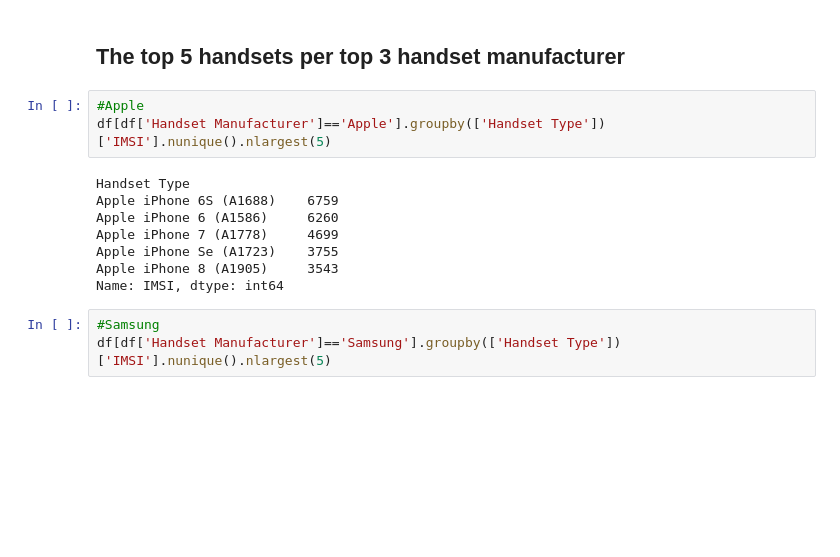
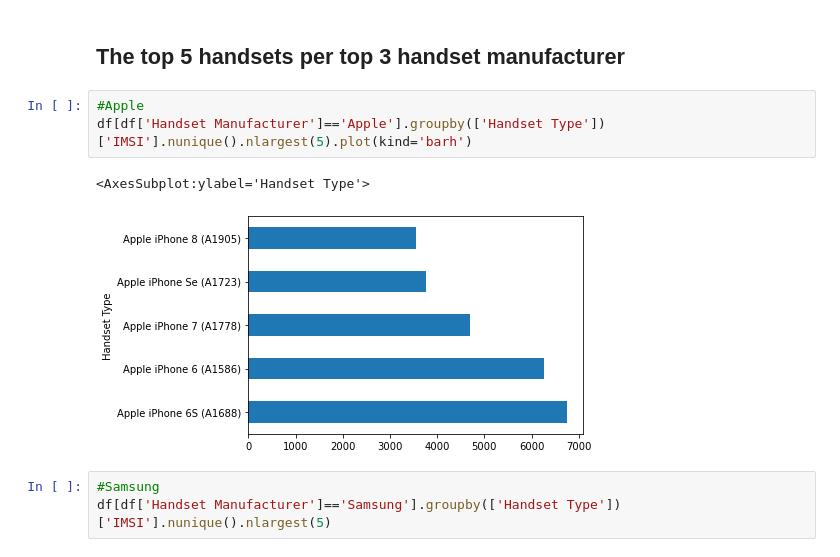
Before and after one commit to eyerus21/10Academy-week-1-challenge, a Jupyter notebook: notebooks/_.ipynb, the cells around one changed output. Cells and saved outputs as stored; diff of their text form; blank space fills up the shorter version.

```diff
--- a/notebooks/_.ipynb
+++ b/notebooks/_.ipynb
@@ -165,15 +175,10 @@ Name: IMSI, dtype: int64
 ## The top 5 handsets per top 3 handset manufacturer
 # %%
 #Apple
-df[df['Handset Manufacturer']=='Apple'].groupby(['Handset Type'])['IMSI'].nunique().nlargest(5)
+df[df['Handset Manufacturer']=='Apple'].groupby(['Handset Type'])['IMSI'].nunique().nlargest(5).plot(kind='barh')
 # %% [output]
-Handset Type
-Apple iPhone 6S (A1688)    6759
-Apple iPhone 6 (A1586)     6260
-Apple iPhone 7 (A1778)     4699
-Apple iPhone Se (A1723)    3755
-Apple iPhone 8 (A1905)     3543
-Name: IMSI, dtype: int64
+<AxesSubplot:ylabel='Handset Type'>
+[figure, added]
 # %%
 #Samsung
 df[df['Handset Manufacturer']=='Samsung'].groupby(['Handset Type'])['IMSI'].nunique().nlargest(5)
```
Also changed, not shown: parts of 39 cells of this notebook, 5 other files.
